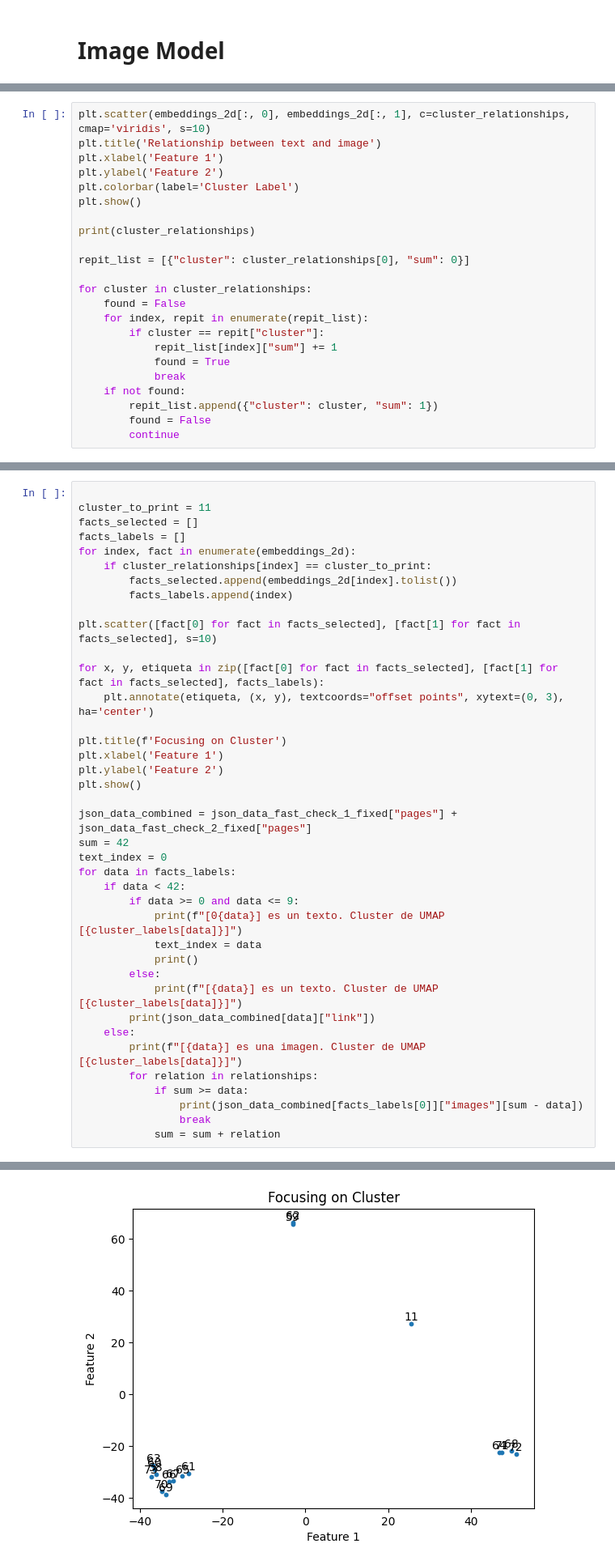
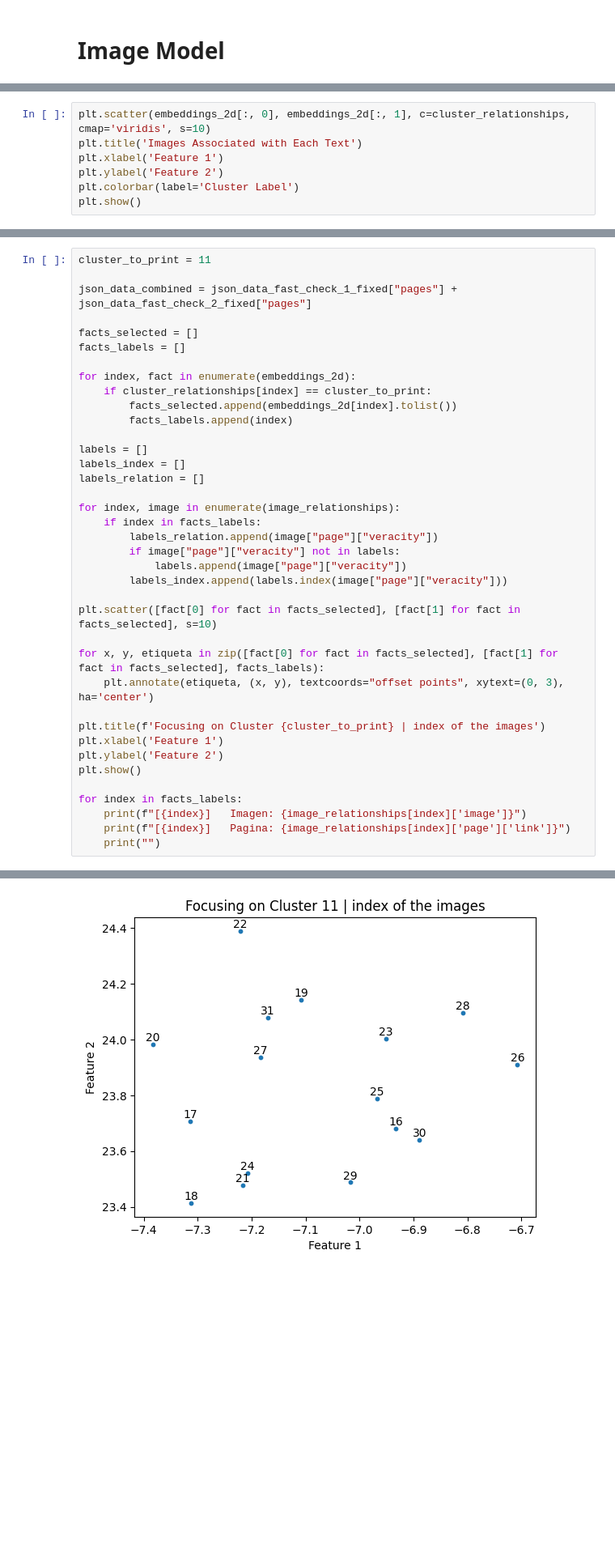
Before and after one commit to MolodyGs/Multimodal-News-Data-Collection, a Jupyter notebook: src/models/image_model.ipynb, the cells around one changed output, grey strips where cells are left out. Shown at 81% size. Cells and saved outputs as stored; diff of their text form; blank space fills up the shorter version.

```diff
--- a/src/models/image_model.ipynb
+++ b/src/models/image_model.ipynb
@@ -257,24 +238,8 @@ plt.show()
 # %%
 plt.scatter(embeddings_2d[:, 0], embeddings_2d[:, 1], c=cluster_relationships, cmap='viridis', s=10)
-plt.title('Relationship between text and image')
+plt.title('Images Associated with Each Text')
 plt.xlabel('Feature 1')
 plt.ylabel('Feature 2')
 plt.colorbar(label='Cluster Label')
 plt.show()
-
-print(cluster_relationships)
-
-repit_list = [{"cluster": cluster_relationships[0], "sum": 0}]
-
-for cluster in cluster_relationships:
-    found = False
-    for index, repit in enumerate(repit_list):
-        if cluster == repit["cluster"]:
-            repit_list[index]["sum"] += 1
-            found = True
-            break
-    if not found:
-        repit_list.append({"cluster": cluster, "sum": 1})
-        found = False
-        continue
 # %% [output]
@@ -283,40 +247,39 @@ for cluster in cluster_relationships:
 # %%
+cluster_to_print = 11
 
-cluster_to_print = 11
+json_data_combined = json_data_fast_check_1_fixed["pages"] + json_data_fast_check_2_fixed["pages"]
+
 facts_selected = []
 facts_labels = []
+
 for index, fact in enumerate(embeddings_2d):
     if cluster_relationships[index] == cluster_to_print:
         facts_selected.append(embeddings_2d[index].tolist())
         facts_labels.append(index)
+
+labels = []
+labels_index = []
+labels_relation = []
+
+for index, image in enumerate(image_relationships):
+    if index in facts_labels:
+        labels_relation.append(image["page"]["veracity"])
+        if image["page"]["veracity"] not in labels:
+            labels.append(image["page"]["veracity"])
+        labels_index.append(labels.index(image["page"]["veracity"]))
 
 plt.scatter([fact[0] for fact in facts_selected], [fact[1] for fact in facts_selected], s=10)
 
 for x, y, etiqueta in zip([fact[0] for fact in facts_selected], [fact[1] for fact in facts_selected], facts_labels):
     plt.annotate(etiqueta, (x, y), textcoords="offset points", xytext=(0, 3), ha='center')
 
-plt.title(f'Focusing on Cluster')
+plt.title(f'Focusing on Cluster {cluster_to_print} | index of the images')
 plt.xlabel('Feature 1')
 plt.ylabel('Feature 2')
 plt.show()
 
-json_data_combined = json_data_fast_check_1_fixed["pages"] + json_data_fast_check_2_fixed["pages"]
-sum = 42
-text_index = 0
-for data in facts_labels:
-    if data < 42:
-        if data >= 0 and data <= 9:
-            print(f"[0{data}] es un texto. Cluster de UMAP [{cluster_labels[data]}]")
-            text_index = data
-            print()
-        else:
-            print(f"[{data}] es un texto. Cluster de UMAP [{cluster_labels[data]}]")
-        print(json_data_combined[data]["link"])
-    else:
-        print(f"[{data}] es una imagen. Cluster de UMAP [{cluster_labels[data]}]")
-        for relation in relationships:
-            if sum >= data:
-                print(json_data_combined[facts_labels[0]]["images"][sum - data])
-                break
-            sum = sum + relation
+for index in facts_labels:
+    print(f"[{index}]   Imagen: {image_relationships[index]['image']}")
+    print(f"[{index}]   Pagina: {image_relationships[index]['page']['link']}")
+    print("")
 # %% [output]
@@ -323 +289 @@ for data in facts_labels:
-[figure, old version]
+[figure, new version]
```
Also changed, not shown: parts of 12 cells of this notebook.
